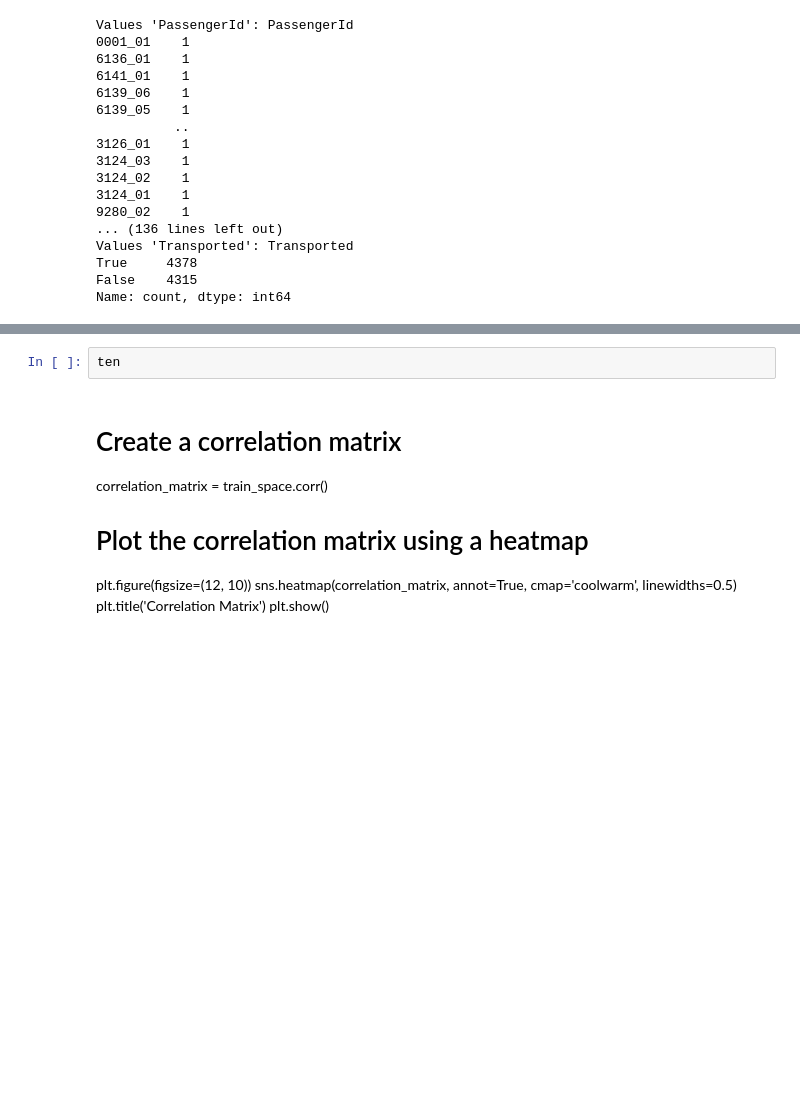
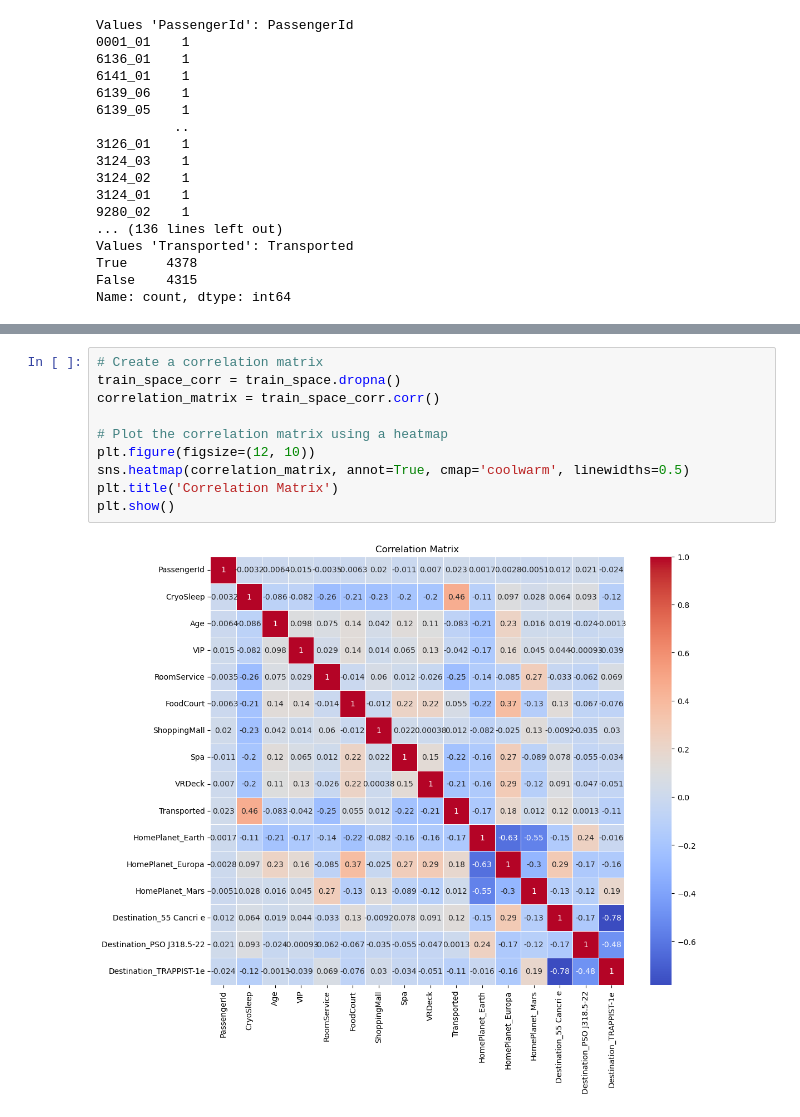
Before and after one commit to powerzarse/Kaggle-Competitions, a Jupyter notebook: Space_Titanic_Competition /Titanic_Space.ipynb, the cells around one changed output, grey strips where cells are left out. Saved outputs shown, nothing was run; the diff lists cells and outputs as text; blank space fills up the shorter version.

```diff
--- a/Space_Titanic_Competition /Titanic_Space.ipynb
+++ b/Space_Titanic_Competition /Titanic_Space.ipynb
@@ -103,11 +109,12 @@ train_space
-# %%
-ten
-# %% [markdown]
-# Create a correlation matrix
-correlation_matrix = train_space.corr()
-
-# Plot the correlation matrix using a heatmap
-plt.figure(figsize=(12, 10))
-sns.heatmap(correlation_matrix, annot=True, cmap='coolwarm', linewidths=0.5)
-plt.title('Correlation Matrix')
-plt.show()
+# %%
+# Create a correlation matrix
+train_space_corr = train_space.dropna()
+correlation_matrix = train_space_corr.corr()
+
+# Plot the correlation matrix using a heatmap
+plt.figure(figsize=(12, 10))
+sns.heatmap(correlation_matrix, annot=True, cmap='coolwarm', linewidths=0.5)
+plt.title('Correlation Matrix')
+plt.show()
+# %% [output]
+[figure, added]
```
Also changed, not shown: parts of 18 cells of this notebook, 4 other files.
